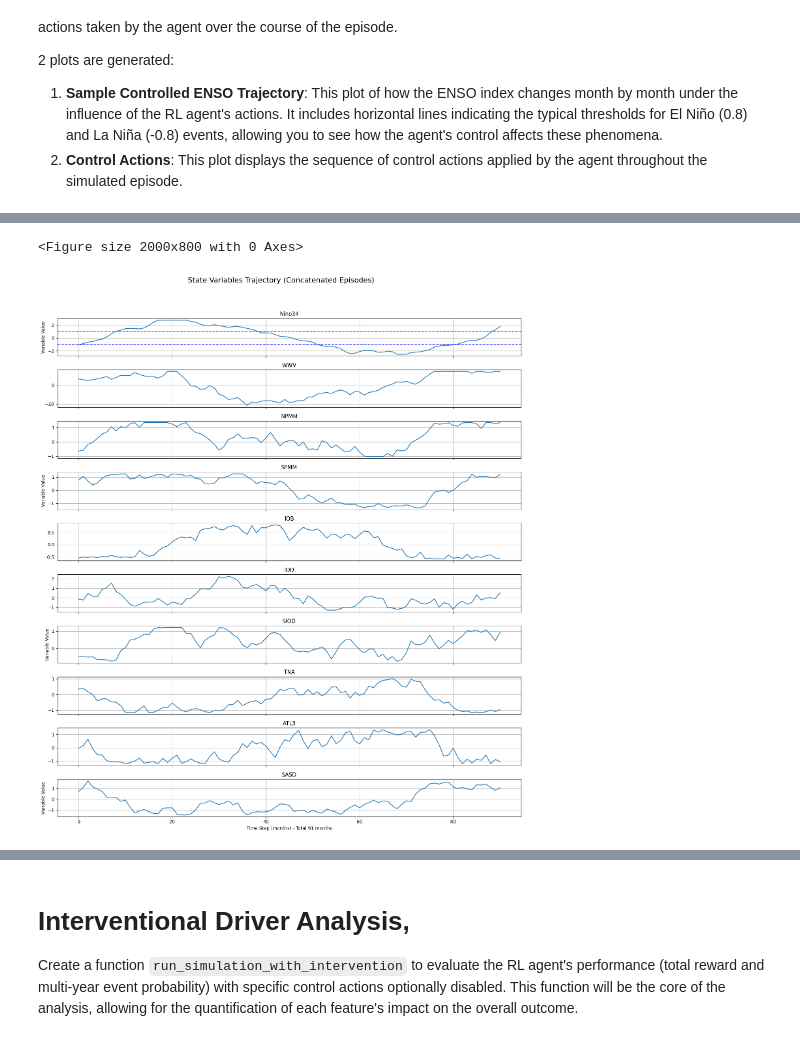
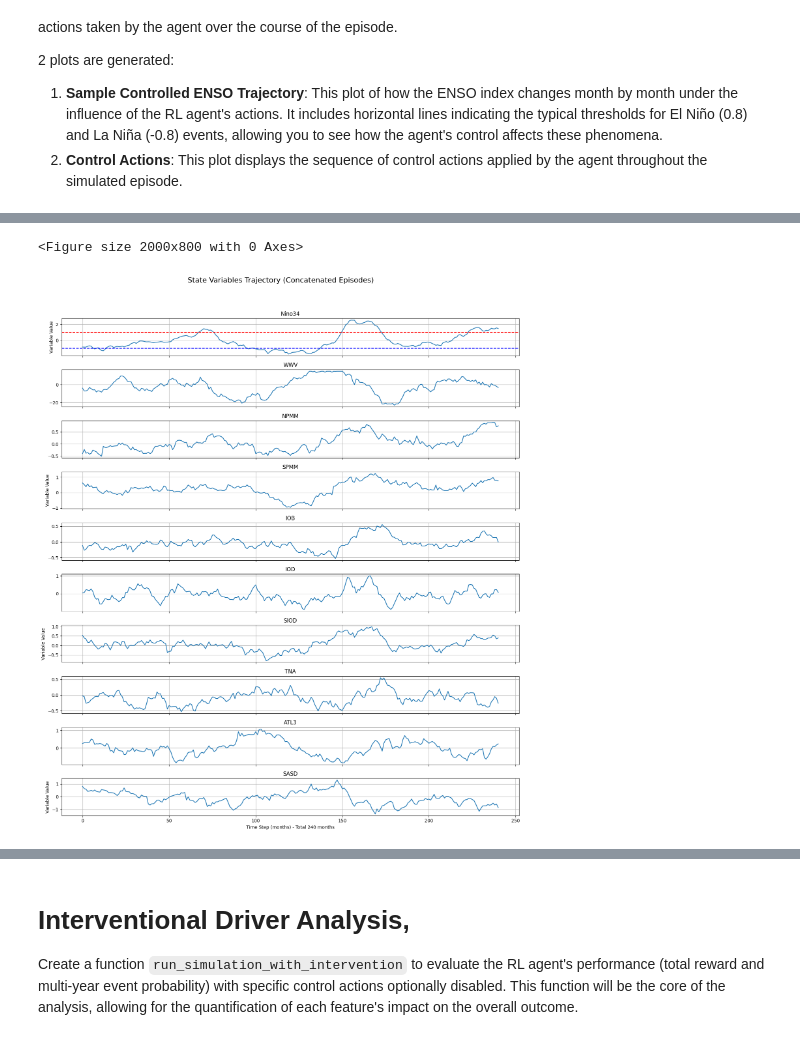
Before and after one commit to ayman-tech/enso-rl, a Jupyter notebook: enso-rl.ipynb, the cells around one changed output, grey strips where cells are left out. Saved outputs shown, nothing was run; the diff lists cells and outputs as text; code cells hidden in the pictures.

```diff
--- a/enso-rl.ipynb
+++ b/enso-rl.ipynb
@@ -173,8 +194,8 @@ If we are actually in March (index 2), we need the model to behave like it's Mar
 - .roll(cycle=-current_month_idx): This rotates the data list backwards. It moves the parameters at index 2 (March) to index 0.
 - Result: When the simulator reads the first item, it now finds the March parameters, ensuring the physics match the calendar.
 # %%
-debug = True
 action_scale = [1.8, 0.4, 0.3, 0.3, 0.7, 0.4, 0.35, 0.6, 0.4]
+action_scale = [round(x/12,4) for x in action_scale]
 print("Action  Scale")
 for i in range(len(action_scale)):
     print(f"{var_names[i+1]:<6} : {action_scale[i]}")
@@ -192,5 +213,5 @@ SASD   : 0.4
 # %%
-def xro_step(state, params, action, rng, step_idx):
+def xro_step(state, params, action, rng, step_idx, xro_debug=False):
     """
     Adds Action (Tuned) to the state and advances the XRO model by
     one month using model.simulate().
@@ -264,7 +285,7 @@ def xro_step(state, params, action, rng, step_idx):
     if np.isnan(next_state).any():
         return np.zeros_like(state)
 
-    if debug:
+    if xro_debug:
         # print(f'Control Actions : {control_actions}') # DEBUG
         # print(f'State B4 Action : {next_state_natural}') # DEBUG
         # print(f'State Af Action : {next_state}') # DEBUG
@@ -292,7 +313,7 @@ from prompt_toolkit.application import current
 #-------------------------------------------------
 #        IGNORE CELL: CREATED TO TEST xro step fn
 #-------------------------------------------------
-if debug :
+if debug_mode :
     rng = np.random.default_rng(seed=42) # Random Number Generator
 
     # 2. Define Initial State (Neutral / Mean State)
@@ -308,10 +329,10 @@ if debug :
 
     # TABLE with DEBUG MODE
     control_actions, updated_state, next_state = xro_step(
-        current_state, params, action, rng, step_idx
+        current_state, params, action, rng, step_idx, True
     )
     action_10 = np.insert(action, 0, 0)
-    data = {
+    enso_data_3Mean = {
         'Variables': var_names,
         'Action*': action_10,
         'Control_Actions': control_actions,
@@ -321,7 +342,7 @@ if debug :
     }
 
     # Create a pandas DataFrame from the dictionary
-    df_table = pd.DataFrame(data)
+    df_table = pd.DataFrame(enso_data_3Mean)
     print(df_table.to_string())
 # %% [output]
   Variables   Action*  Control_Actions  Current_State*  Updated State  Next_State
@@ -500,5 +546,5 @@ PPO Model with MLP_Policy : https://stable-baselines3.readthedocs.io/en/master/m
 # %%
-# Capture and parse verbose output into structured metrics in Tabular Format
+# CONTINUOUS TRAINING: PPO learns long-term climate control without episodic resets
 import io
 import sys
 
@@ -507,10 +553,10 @@ output_buffer = io.StringIO()
 old_stdout = sys.stdout
 sys.stdout = output_buffer
 
-# Train PPO model
-env = XROMultiYearEnv(params)
+# Train PPO model on CONTINUOUS environment (no artificial episode boundaries)
+env = XROMultiYearEnv(params, max_steps=120)  # max_steps=None for unlimited continuous training
 model_ppo = PPO("MlpPolicy", env, verbose=1)
-model_ppo.learn(total_timesteps=2_048*50)
+model_ppo.learn(total_timesteps=2_048*25)
 
 sys.stdout = old_stdout
 verbose_output = output_buffer.getvalue()
@@ -567,7 +613,7 @@ if metrics_list:
     pd.set_option('display.width', None)
 
     print("\n" + "="*180)
-    print("PPO TRAINING - VERBOSE OUTPUT PARSED INTO TABLE")
+    print("PPO CONTINUOUS TRAINING")
     print("="*180)
     print(df_verbose_metrics.to_string(index=False))
     print("="*180)
@@ -796,37 +943,37 @@ plt.show()
 # --- Plotting Concatenated Episodes ---
 
 # Main figure for ENSO trajectory (concatenated episodes)
 plt.figure(figsize=(20, 8))
 
 # Create a figure for all state variables in separate subplots (concatenated episodes)
-num_variables = variables_data.shape[1] # Get number of variables from the concatenated array
+num_variables = sim_data['states_traj'].shape[1] # Get number of variables from the concatenated array
 fig2, axes = plt.subplots(nrows=num_variables, ncols=1, figsize=(15, 18), sharex=True) # Increased figsize for 10 plots
 fig2.suptitle("State Variables Trajectory (Concatenated Episodes)", fontsize=16)
 
 axes = axes.flatten() # Flatten the array of axes for easy iteration
 
 for i in range(num_variables):
-    axes[i].plot(variables_data[:, i]) # Plot from the concatenated array
+    axes[i].plot(sim_data['states_traj'][:, i]) # Plot from the concatenated array
     axes[i].set_title(f'{var_names[i]}') # Using var_names for titles (no +1 needed as it's the variables themselves)
     axes[i].grid(True)
     if(i==0):
         axes[i].axhline(threshold, color='r', linestyle='--', label='El Nino Thr')
         axes[i].axhline(-threshold, color='b', linestyle='--', label='La Nina Thr')
     if i == num_variables -1: # Add x-label only for the last plot
-        axes[i].set_xlabel(f"Time Step (months) - Total {len(enso_traj)} months")
+        axes[i].set_xlabel(f"Time Step (months) - Total {sim_data['no_months']} months")
     if i % 3 == 0 or i == 0: # Add y-label for every third plot or the first one
         axes[i].set_ylabel("Variable Value")
 
 # Hide any unused subplots (not strictly necessary if nrows=num_variables and ncols=1)
 for j in range(num_variables, len(axes)):
     if j < len(axes):
         fig2.delaxes(axes[j])
 
 plt.tight_layout(rect=[0, 0.03, 1, 0.95]) # Adjust layout to prevent title overlap
 plt.show()
 # %% [output]
 <Figure size 2000x800 with 0 Axes>
-[figure, old version]
+[figure, new version]
 # %%
 from IPython.display import display
 import pandas as pd
```
Also changed, not shown: parts of 36 cells of this notebook.
